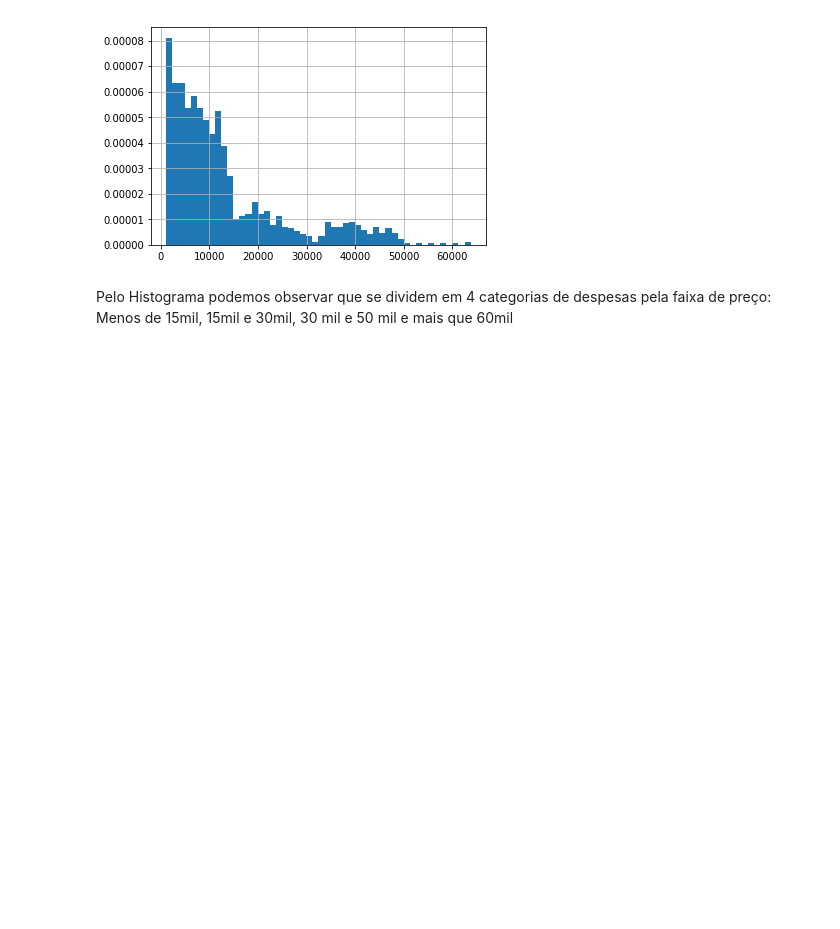
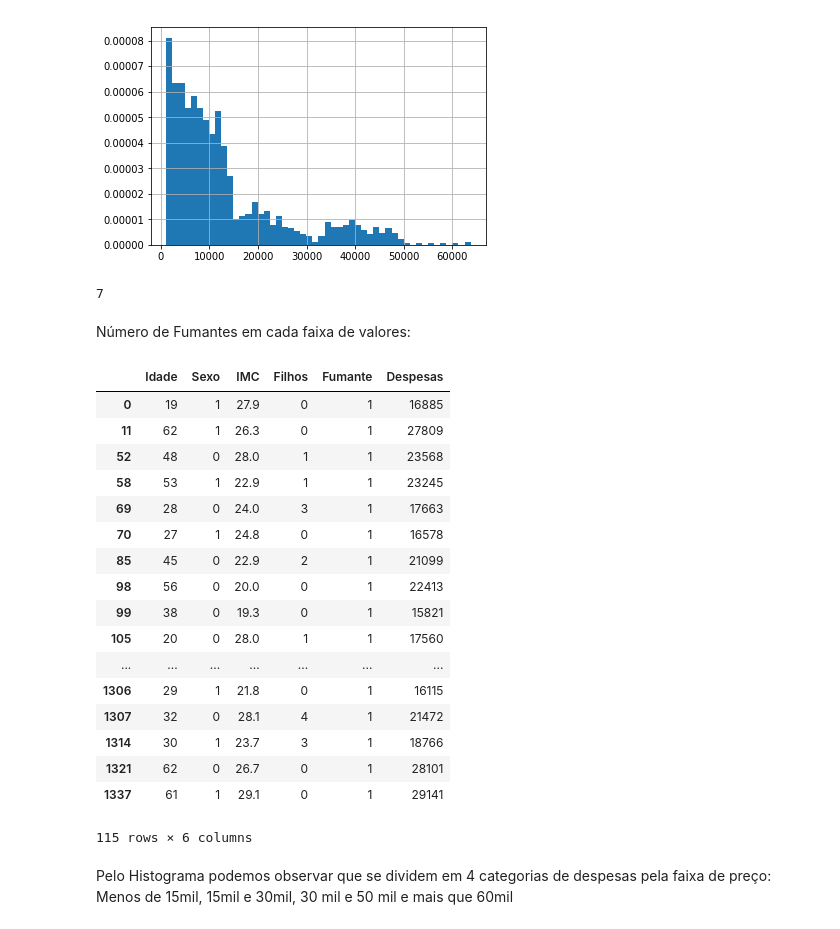
Before and after one commit to gabrielcla/cd-projeto3, a Jupyter notebook: Projeto3.ipynb, the cells around one changed output. Saved outputs shown, nothing was run; the diff lists cells and outputs as text; code cells hidden in the pictures; blank space fills up the shorter version.

```diff
--- a/Projeto3.ipynb
+++ b/Projeto3.ipynb
@@ -3,11 +10,4 @@ Importando bibliotecas e datasets:
 # %%
-import pandas as pd
-import numpy as np
-from sklearn.model_selection import train_test_split
-from sklearn.linear_model import LogisticRegression
-from sklearn.metrics import accuracy_score
-import statsmodels.api as sm
-
 dados = pd.read_table('seguros.csv', encoding="UTF", sep=",")
 dados.columns = ['Idade','Sexo', 'IMC','Filhos', 'Fumante', 'Regiao', 'Despesas']
 
@@ -21,6 +21,14 @@ dados.loc[dados[dados.Sexo=="female"].index,"Sexo"] = 1
 #Convertendo Fumante para inteiros // 0 = não fumante, 1 = fumante
 dados.loc[dados[dados.Fumante=="no"].index,"Fumante"] = 0
 dados.loc[dados[dados.Fumante=="yes"].index,"Fumante"] = 1
+
+#Convertendo IMC e Despesas
+for i in range(len(dados)):
+    dados.at[i,'IMC'] = round(dados.at[i,'IMC'], 1)
+    dados.at[i,'Despesas'] = round(dados.at[i,'Despesas'], 0)
+
+#Convertendo Despesas para inteiros
+dados["Despesas"] = pd.to_numeric(dados["Despesas"], downcast="signed")
 # %% [markdown]
 Lendo a tabela:
 # %%
@@ -46,6 +54,38 @@ dados["Despesas"].hist(density=True, bins=50)
 # %% [output]
 <matplotlib.axes._subplots.AxesSubplot at 0x...>
 [figure]
+# %%
+len(dados[(dados["Despesas"] < 15000)&(dados["Fumante"]==1)])
+# %% [output]
+7
+# %% [markdown]
+Número de Fumantes em cada faixa de valores:
+# %%
+dados["Despesas"] = a
+
+
+p0a15 = len(dados[(dados["Despesas"] < 30000)&(dados["Fumante"] ==1)])
+p15a30 =len(dados[(dados["Despesas"] > 15000)&(dados["Despesas"] < 30000)&(dados["Fumante"] ==1)])
+print()
+# %% [output]
+|  | Idade | Sexo | IMC | Filhos | Fumante | Despesas |
+| 0 | 19 | 1 | 27.9 | 0 | 1 | 16885 |
+| 11 | 62 | 1 | 26.3 | 0 | 1 | 27809 |
+| 52 | 48 | 0 | 28.0 | 1 | 1 | 23568 |
+| 58 | 53 | 1 | 22.9 | 1 | 1 | 23245 |
+| 69 | 28 | 0 | 24.0 | 3 | 1 | 17663 |
+| 70 | 27 | 1 | 24.8 | 0 | 1 | 16578 |
+| 85 | 45 | 0 | 22.9 | 2 | 1 | 21099 |
+| 98 | 56 | 0 | 20.0 | 0 | 1 | 22413 |
+| 99 | 38 | 0 | 19.3 | 0 | 1 | 15821 |
+| 105 | 20 | 0 | 28.0 | 1 | 1 | 17560 |
+| ... | ... | ... | ... | ... | ... | ... |
+| 1306 | 29 | 1 | 21.8 | 0 | 1 | 16115 |
+| 1307 | 32 | 0 | 28.1 | 4 | 1 | 21472 |
+| 1314 | 30 | 1 | 23.7 | 3 | 1 | 18766 |
+| 1321 | 62 | 0 | 26.7 | 0 | 1 | 28101 |
+| 1337 | 61 | 1 | 29.1 | 0 | 1 | 29141 |
+115 rows × 6 columns
 # %% [markdown]
 Pelo Histograma podemos observar que se dividem em 4 categorias de despesas pela faixa de preço:<br>
 Menos de 15mil, 15mil e 30mil, 30 mil e 50 mil e mais que 60mil
```
Also changed, not shown: parts of 2 cells of this notebook.
